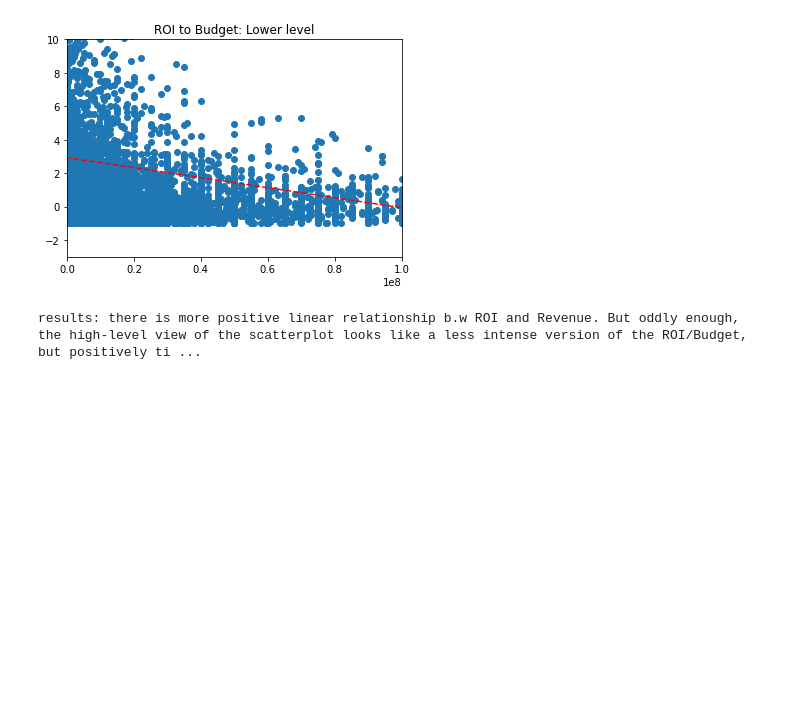
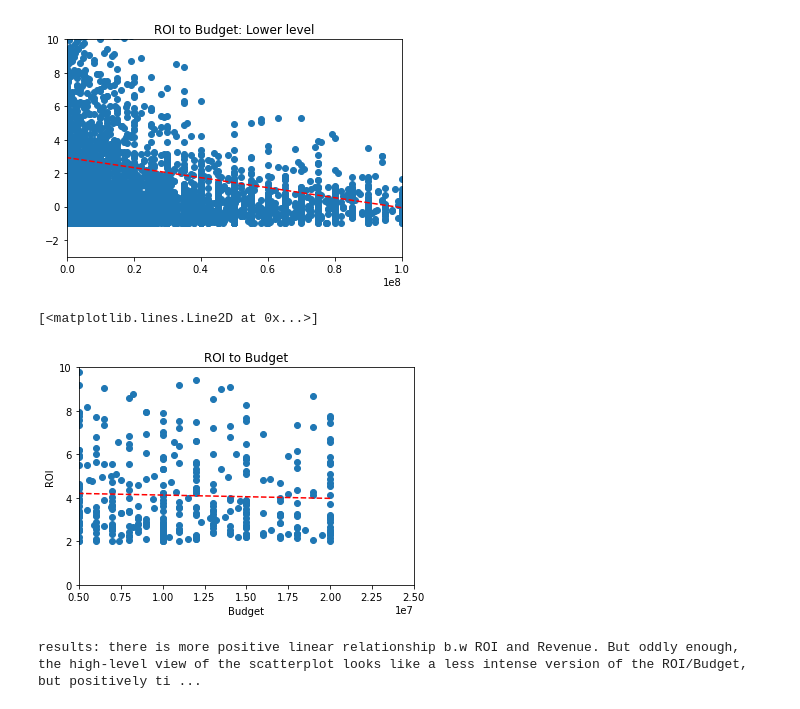
Before and after one commit to jmarkowi/Microsoft-Studios-Analysis, a Jupyter notebook: lorela_working_nb.ipynb, the cells around one changed output. Drawn from its saved outputs; the diff is of its cells as text; code cells hidden in the pictures; blank space fills up the shorter version.

```diff
--- a/lorela_working_nb.ipynb
+++ b/lorela_working_nb.ipynb
@@ -176,6 +179,27 @@ results: At a high level, there is an overall negative relationship b.w ROI and
 Next steps would be to find the 'sweet spot' budget where there is a healthy ROI. A good budget is one that is not too low since ROI is 'unstable' there, meaning it overall has a very exponentially ne ...
 [figure]
 [figure]
+# %%
+# TESTING: different intervals of budget to see if there is any positive slope in ROI
+mb1 = movie_budgets[(movie_budgets['domestic_roi']>=2)
+               & (movie_budgets['domestic_roi']<=10)
+        & (movie_budgets['production_budget']>=5000000)
+               & (movie_budgets['production_budget']<=20000000)]
+fig, ax = plt.subplots()
+x1=mb1['production_budget']
+y=mb1['domestic_roi']
+ax.scatter(x1, y)
+ax.set_title('ROI to Budget');
+ax.set_xlabel('Budget')
+ax.set_ylabel('ROI')
+plt.xlim(5000000, 25000000) #high level
+plt.ylim(0, 10) #high level
+z = np.polyfit(x1, y, 1) #create trendline
+p = np.poly1d(z)
+plt.plot(x1,p(x1),"r--") #plot trendline
+# %% [output]
+[<matplotlib.lines.Line2D at 0x...>]
+[figure, added]
 # %%
 # scatterplot to show relationship between ROI and Revenue
 x1=movie_budgets["domestic_gross"]
```
Also changed, not shown: parts of 21 cells of this notebook.
